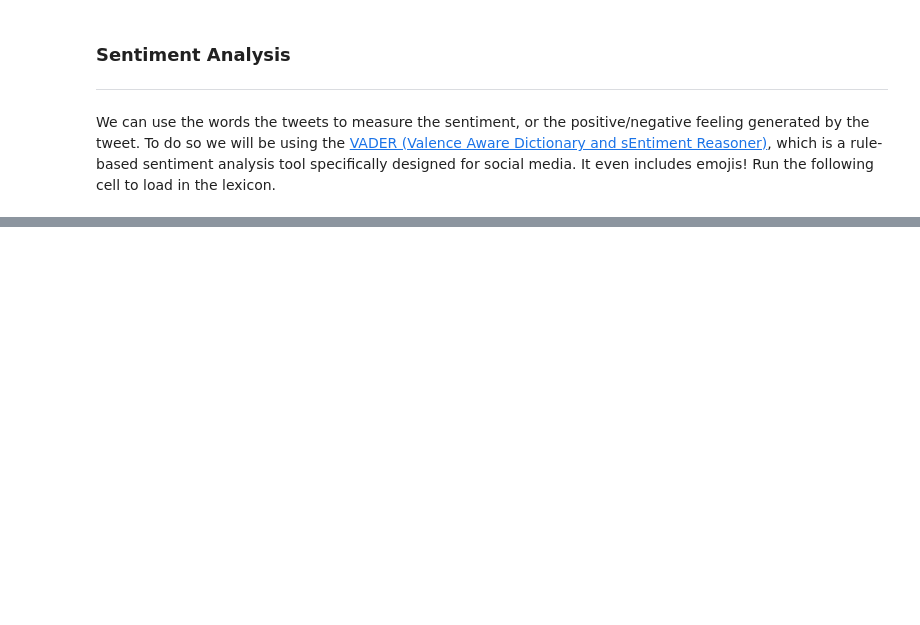
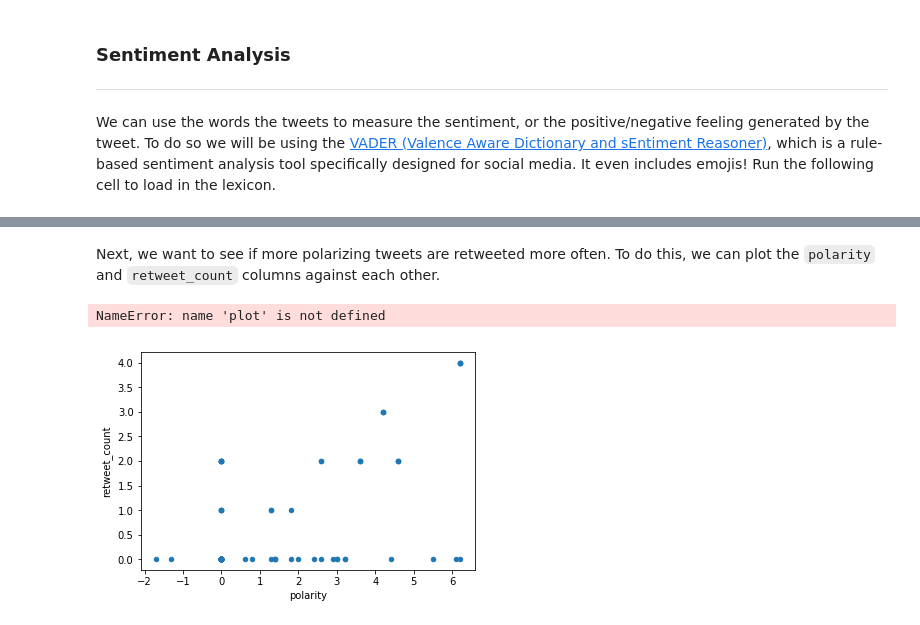
Before and after one commit to ds-modules/CP-101, a Jupyter notebook: lab_8/webscraping_solutions.ipynb, the cells around one changed output, grey strips where cells are left out. Saved outputs shown, nothing was run; the diff lists cells and outputs as text; code cells hidden in the pictures; blank space fills up the shorter version.

```diff
--- a/lab_8/webscraping_solutions.ipynb
+++ b/lab_8/webscraping_solutions.ipynb
@@ -305,6 +305,6 @@ YOUR ANSWER HERE
 ---
 We can use the words the tweets to measure the sentiment, or the positive/negative feeling generated by the tweet. To do so we will be using the [VADER (Valence Aware Dictionary and sEntiment Reasoner)](https://github.com/cjhutto/vaderSentiment), which is a rule-based sentiment analysis tool specifically designed for social media. It even includes emojis! Run the following cell to load in the lexicon.
 # %%
-vader = tu.load_vader()
-vader
+vader = load_vader()
+vader.iloc[500:510, :]
 # %% [output]
@@ -326,6 +325,12 @@ Index(['contributors', 'coordinates', 'created_at', 'entities',
 # %%
+# Select our columns of interest
 df = test[['id', 'text', 'retweet_count']]
-df.set_index('id')
-df['cleaned'] = tu.clean_tweets(df['text'])
-df
+
+# Set the index of the DataFrame to the tweet ID
+df.set_index('id', inplace = True)
+
+# Remove punctuation and lowercase tweets
+df['cleaned'] = clean_tweets(df['text'])
+
+df.head()
 # %% [output]
@@ -332,0 +350,3 @@ NameError: name 're' is not defined
+# %%
+df['polarity'] = compose_polarity(df, vader)
+df.head()
@@ -332,0 +366,10 @@ NameError: name 're' is not defined
+# %% [markdown]
+Next, we want to see if more polarizing tweets are retweeted more often. To do this, we can plot the `polarity` and `retweet_count` columns against each other.
+# %%
+plot(df['polarity'], df['retweet_count'])
+# %% [output]
+NameError: name 'plot' is not defined
+# %%
+df.plot('polarity', 'retweet_count', kind='scatter');
+# %% [output]
+[figure, added]
```
Also changed, not shown: parts of 10 cells of this notebook, 2 other files.
